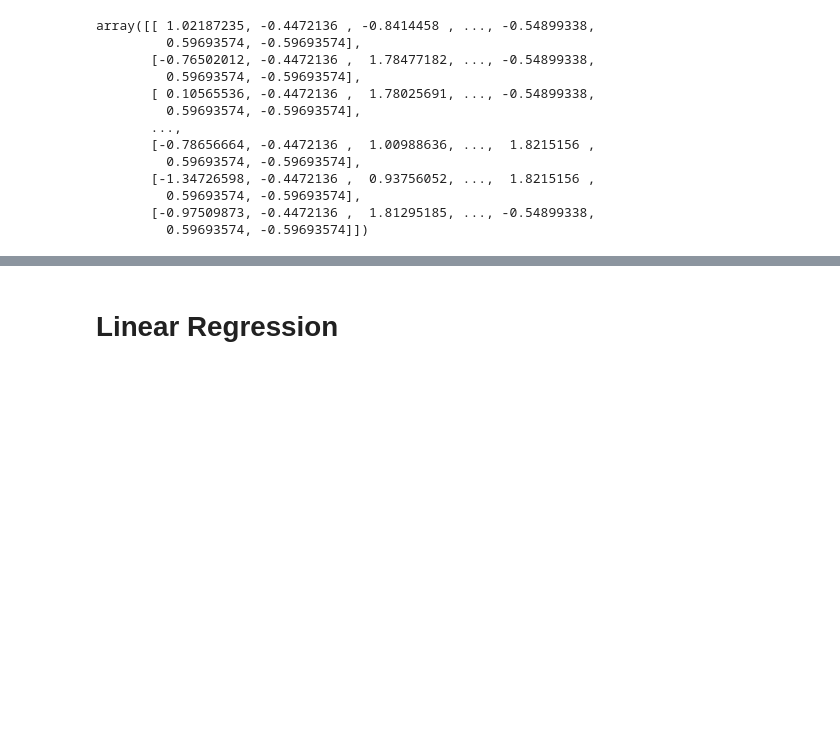
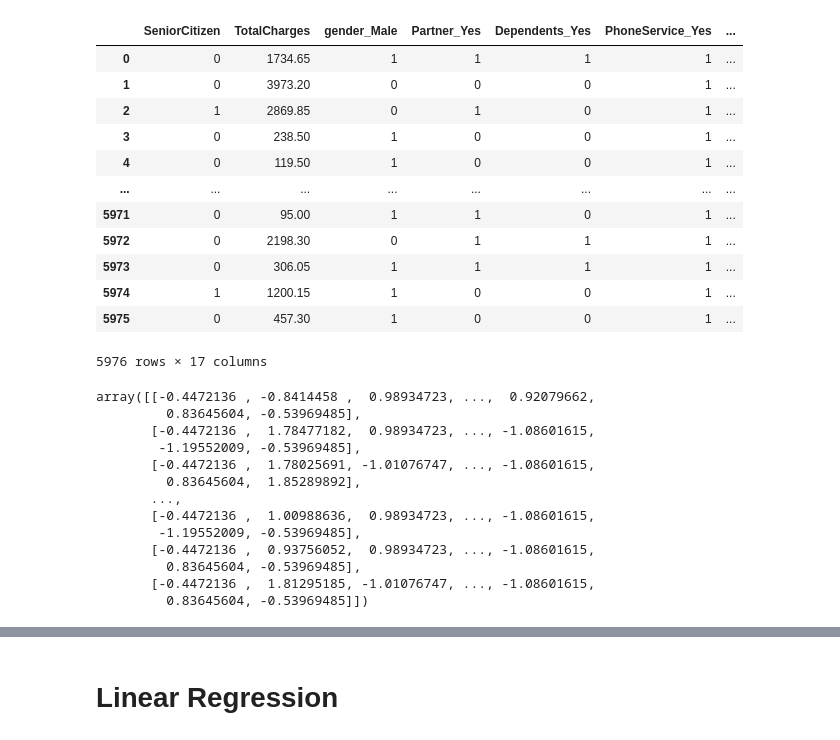
Before and after one commit to Starcode897/final-project-MOVIES, a Jupyter notebook: get_dummies_test.ipynb, the cells around one changed output, grey strips where cells are left out. Cells and saved outputs as stored; diff of their text form; code cells hidden in the pictures; blank space fills up the shorter version.

```diff
--- a/get_dummies_test.ipynb
+++ b/get_dummies_test.ipynb
@@ -72,3 +95,31 @@ y = df["MonthlyCharges"]
+# %%
+#Delete everything after paperless billing no to return to previous version
+
+X = df.drop(['MonthlyCharges', 'tenure', 'gender_Female', 'Partner_No', 'Dependents_No', 'PhoneService_No',
+            'PaperlessBilling_No', 'MultipleLines_No', 'MultipleLines_No phone service', 'InternetService_No',
+            'InternetService_Fiber optic', 'OnlineSecurity_No', 'OnlineSecurity_No internet service', 'OnlineBackup_No',
+            'OnlineBackup_No internet service', 'DeviceProtection_No', 'DeviceProtection_No internet service',
+            'TechSupport_No', 'TechSupport_No internet service', 'StreamingTV_No', 'StreamingTV_No internet service',
+            'StreamingMovies_No', 'StreamingMovies_No internet service', 'Contract_One year', 'Contract_Two year',
+            'PaymentMethod_Bank transfer (automatic)', 'PaymentMethod_Electronic check', 'PaymentMethod_Mailed check'], axis=1)
+
+y = df["MonthlyCharges"]
+
+X
+# %% [output]
+|  | SeniorCitizen | TotalCharges | gender_Male | Partner_Yes | Dependents_Yes | PhoneService_Yes | ... |
+| 0 | 0 | 1734.65 | 1 | 1 | 1 | 1 | ... |
+| 1 | 0 | 3973.20 | 0 | 0 | 0 | 1 | ... |
+| 2 | 1 | 2869.85 | 0 | 1 | 0 | 1 | ... |
+| 3 | 0 | 238.50 | 1 | 0 | 0 | 1 | ... |
+| 4 | 0 | 119.50 | 1 | 0 | 0 | 1 | ... |
+| ... | ... | ... | ... | ... | ... | ... | ... |
+| 5971 | 0 | 95.00 | 1 | 1 | 0 | 1 | ... |
+| 5972 | 0 | 2198.30 | 0 | 1 | 1 | 1 | ... |
+| 5973 | 0 | 306.05 | 1 | 1 | 1 | 1 | ... |
+| 5974 | 1 | 1200.15 | 1 | 0 | 0 | 1 | ... |
+| 5975 | 0 | 457.30 | 1 | 0 | 0 | 1 | ... |
+5976 rows × 17 columns
 # %%
 X_train, X_test, y_train, y_test = train_test_split(X, y, test_size = 0.5, random_state=42)
 # %%
@@ -79,16 +130,16 @@ X_test = X_scaler.transform(X_test)
 
 X_train
 # %% [output]
-array([[ 1.02187235, -0.4472136 , -0.8414458 , ..., -0.54899338,
-         0.59693574, -0.59693574],
-       [-0.76502012, -0.4472136 ,  1.78477182, ..., -0.54899338,
-         0.59693574, -0.59693574],
-       [ 0.10565536, -0.4472136 ,  1.78025691, ..., -0.54899338,
-         0.59693574, -0.59693574],
+array([[-0.4472136 , -0.8414458 ,  0.98934723, ...,  0.92079662,
+         0.83645604, -0.53969485],
+       [-0.4472136 ,  1.78477182,  0.98934723, ..., -1.08601615,
+        -1.19552009, -0.53969485],
+       [-0.4472136 ,  1.78025691, -1.01076747, ..., -1.08601615,
+         0.83645604,  1.85289892],
        ...,
-       [-0.78656664, -0.4472136 ,  1.00988636, ...,  1.8215156 ,
-         0.59693574, -0.59693574],
-       [-1.34726598, -0.4472136 ,  0.93756052, ...,  1.8215156 ,
-         0.59693574, -0.59693574],
-       [-0.97509873, -0.4472136 ,  1.81295185, ..., -0.54899338,
-         0.59693574, -0.59693574]])
+       [-0.4472136 ,  1.00988636,  0.98934723, ..., -1.08601615,
+        -1.19552009, -0.53969485],
+       [-0.4472136 ,  0.93756052,  0.98934723, ..., -1.08601615,
+         0.83645604, -0.53969485],
+       [-0.4472136 ,  1.81295185, -1.01076747, ..., -1.08601615,
+         0.83645604, -0.53969485]])
```
Also changed, not shown: parts of 9 cells of this notebook.
